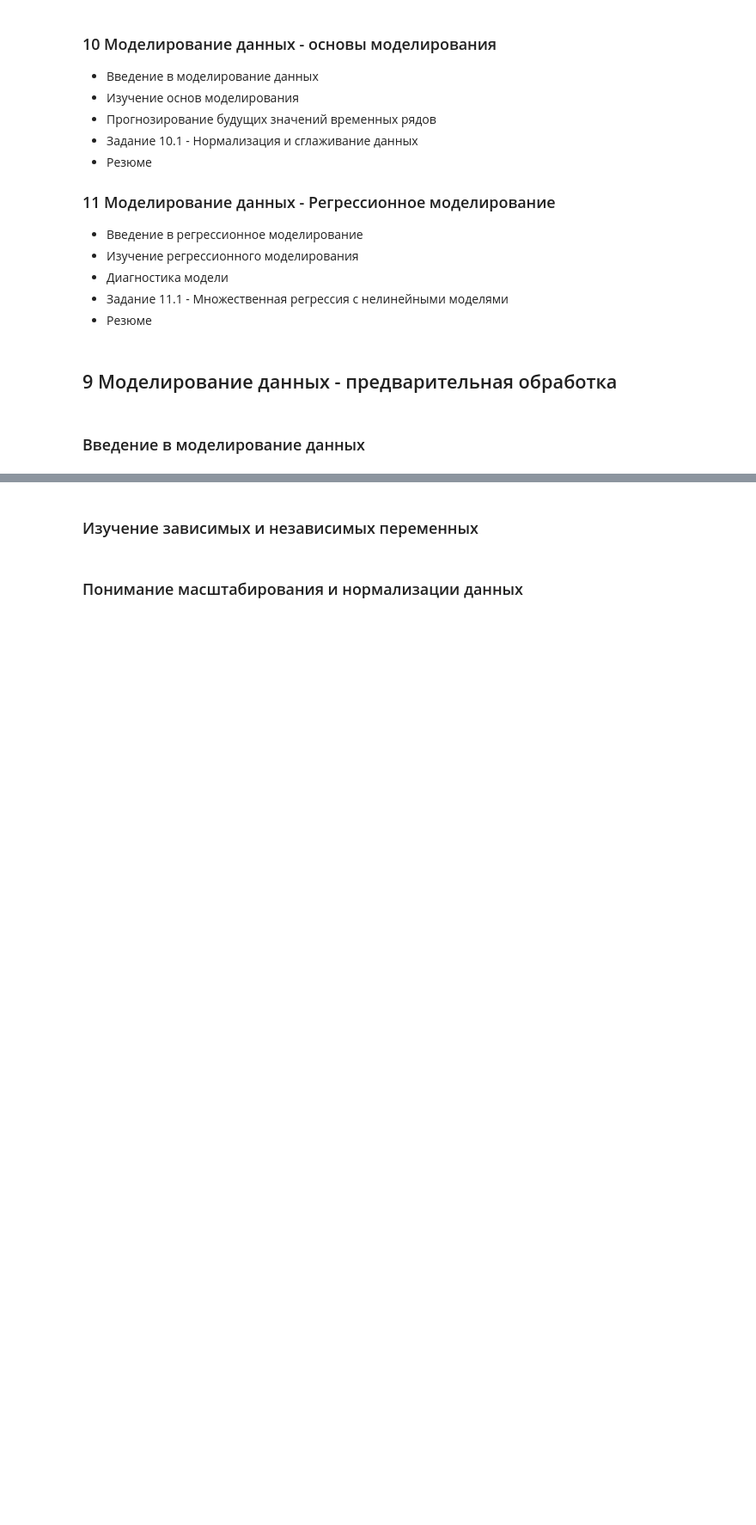
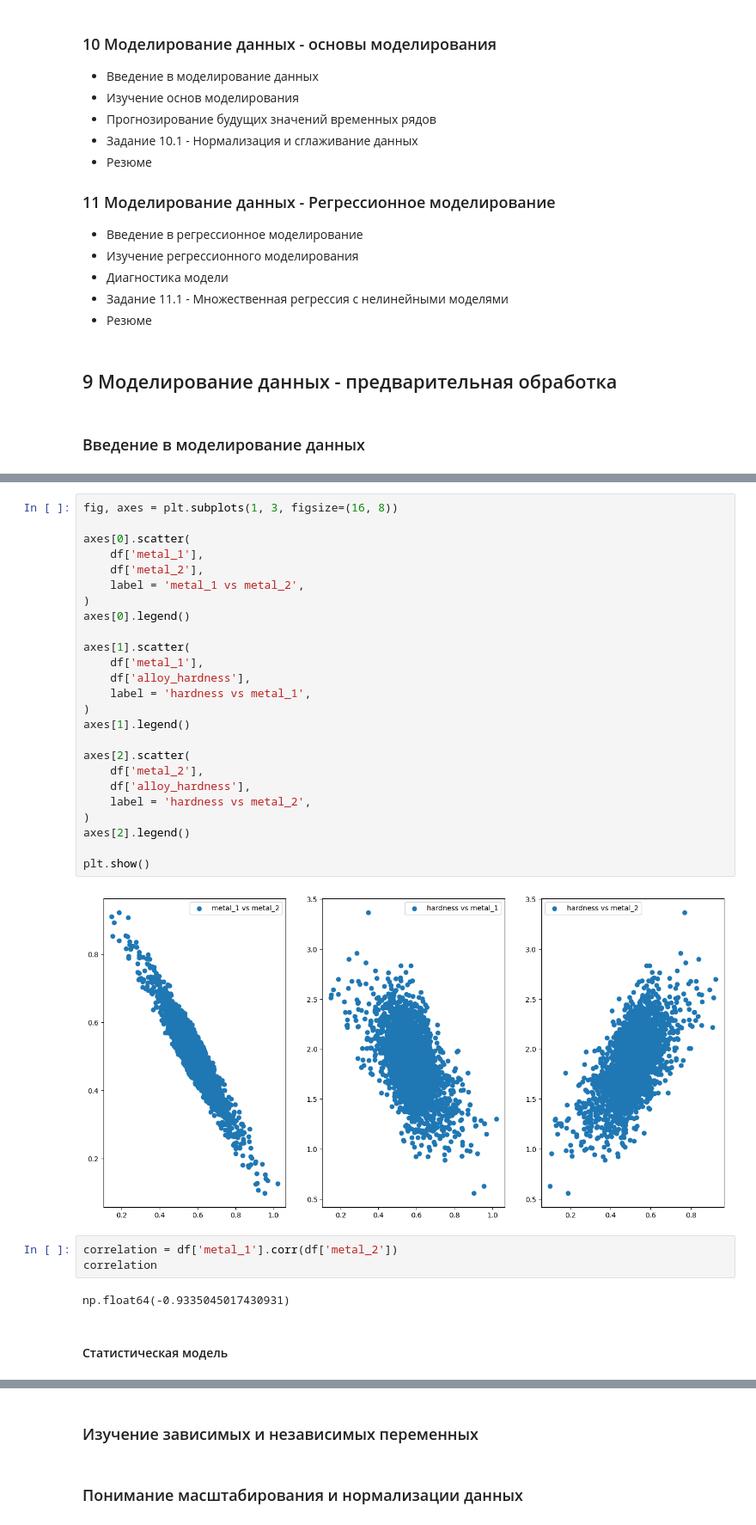
Before and after one commit to rgenius-ru/pandas_lessons, a Jupyter notebook: lessons/Pandas_for_Data_Engineering/part3.ipynb, the cells around one changed output, grey strips where cells are left out. Shown at 86% size. Saved outputs shown, nothing was run; the diff lists cells and outputs as text; blank space fills up the shorter version.

```diff
--- a/lessons/Pandas_for_Data_Engineering/part3.ipynb
+++ b/lessons/Pandas_for_Data_Engineering/part3.ipynb
@@ -29,0 +72,34 @@
+# %%
+fig, axes = plt.subplots(1, 3, figsize=(16, 8))
+
+axes[0].scatter(
+    df['metal_1'],
+    df['metal_2'],
+    label = 'metal_1 vs metal_2',
+)
+axes[0].legend()
+
+axes[1].scatter(
+    df['metal_1'],
+    df['alloy_hardness'],
+    label = 'hardness vs metal_1',
+)
+axes[1].legend()
+
+axes[2].scatter(
+    df['metal_2'],
+    df['alloy_hardness'],
+    label = 'hardness vs metal_2',
+)
+axes[2].legend()
+
+plt.show()
+# %% [output]
+[figure, added]
+# %%
+correlation = df['metal_1'].corr(df['metal_2'])
+correlation
+# %% [output]
+np.float64(-0.9335045017430931)
+# %% [markdown]
+#### Статистическая модель
```
Also changed, not shown: parts of 14 cells of this notebook.
